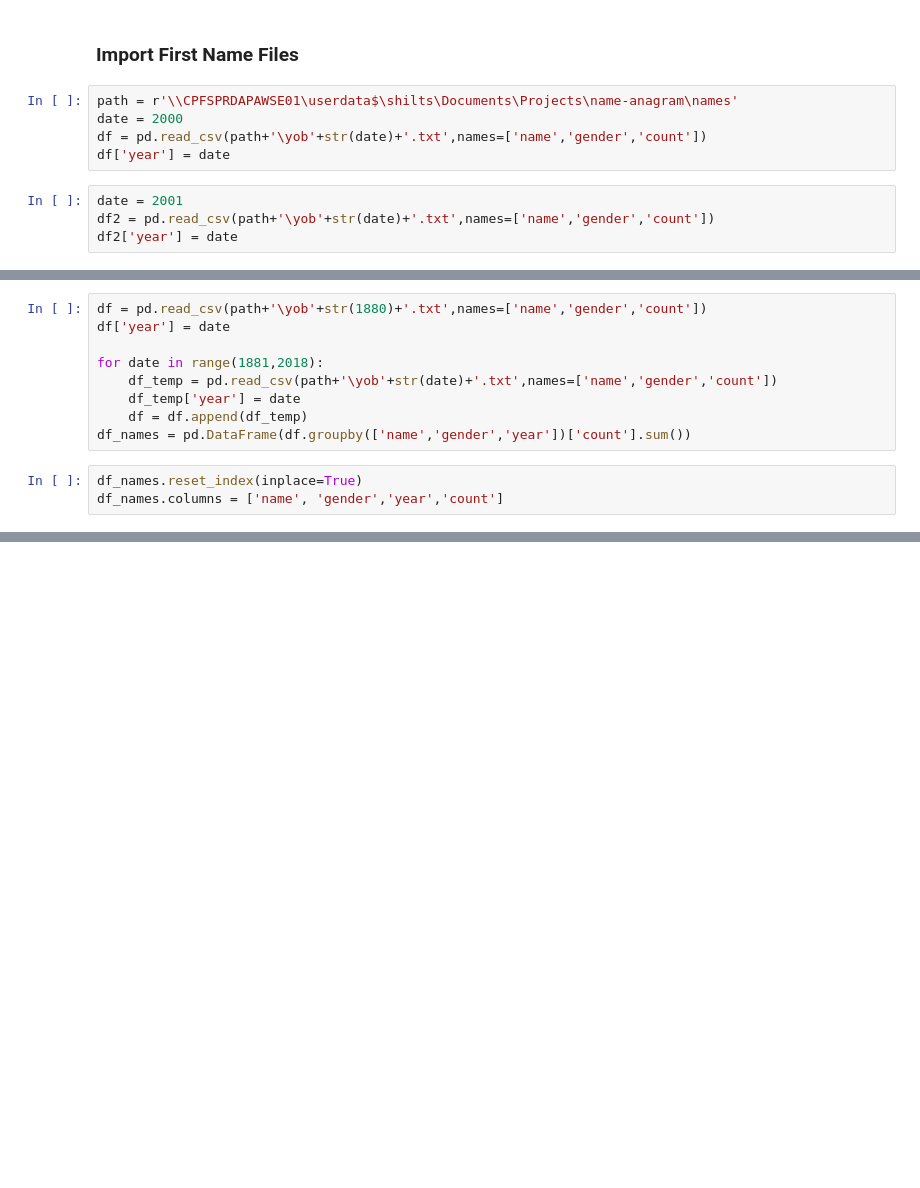
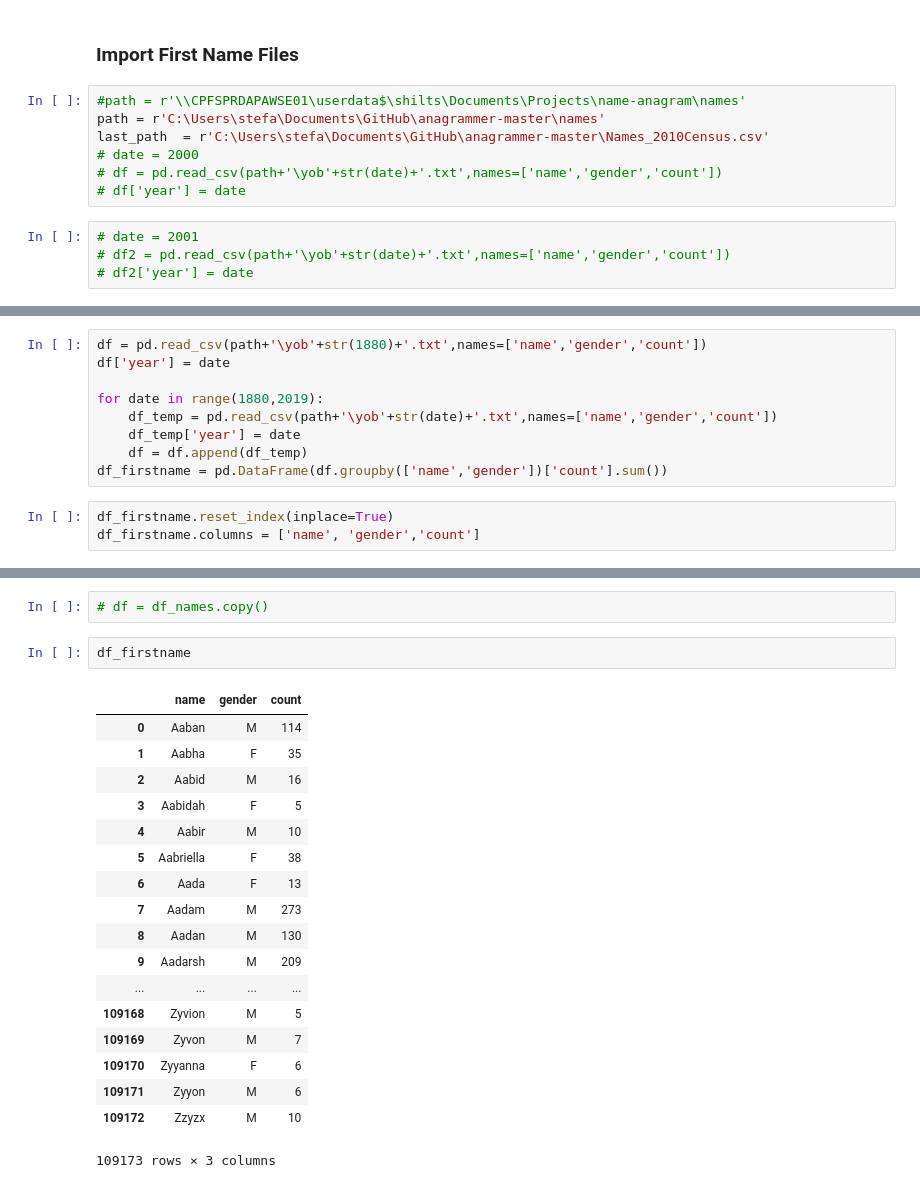
Before and after one commit to flint-hasset/anagrammer, a Jupyter notebook: Name Anagram.ipynb, the cells around one changed output, grey strips where cells are left out. Cells and saved outputs as stored; diff of their text form; blank space fills up the shorter version.

```diff
--- a/Name Anagram.ipynb
+++ b/Name Anagram.ipynb
@@ -7,11 +8,13 @@ import matplotlib.pyplot as plt
 # %% [markdown]
 ### Import First Name Files
 # %%
-path = r'\\CPFSPRDAPAWSE01\userdata$\shilts\Documents\Projects\name-anagram\names'
-date = 2000
-df = pd.read_csv(path+'\yob'+str(date)+'.txt',names=['name','gender','count'])
-df['year'] = date
+#path = r'\\CPFSPRDAPAWSE01\userdata$\shilts\Documents\Projects\name-anagram\names'
+path = r'C:\Users\stefa\Documents\GitHub\anagrammer-master\names'
+last_path  = r'C:\Users\stefa\Documents\GitHub\anagrammer-master\Names_2010Census.csv'
+# date = 2000
+# df = pd.read_csv(path+'\yob'+str(date)+'.txt',names=['name','gender','count'])
+# df['year'] = date
 # %%
-date = 2001
-df2 = pd.read_csv(path+'\yob'+str(date)+'.txt',names=['name','gender','count'])
-df2['year'] = date
+# date = 2001
+# df2 = pd.read_csv(path+'\yob'+str(date)+'.txt',names=['name','gender','count'])
+# df2['year'] = date
@@ -19,11 +31,11 @@ df2['year'] = date
 df = pd.read_csv(path+'\yob'+str(1880)+'.txt',names=['name','gender','count'])
 df['year'] = date
 
-for date in range(1881,2018):
+for date in range(1880,2019):
     df_temp = pd.read_csv(path+'\yob'+str(date)+'.txt',names=['name','gender','count'])
     df_temp['year'] = date
     df = df.append(df_temp)
-df_names = pd.DataFrame(df.groupby(['name','gender','year'])['count'].sum())
+df_firstname = pd.DataFrame(df.groupby(['name','gender'])['count'].sum())
 # %%
-df_names.reset_index(inplace=True)
-df_names.columns = ['name', 'gender','year','count']
+df_firstname.reset_index(inplace=True)
+df_firstname.columns = ['name', 'gender','count']
@@ -76,0 +108,23 @@ pd.DataFrame(df_names.groupby('name')['count'].sum()).sort_values(by='count',asc
+# %%
+# df = df_names.copy()
+# %%
+df_firstname
+# %% [output]
+|  | name | gender | count |
+| 0 | Aaban | M | 114 |
+| 1 | Aabha | F | 35 |
+| 2 | Aabid | M | 16 |
+| 3 | Aabidah | F | 5 |
+| 4 | Aabir | M | 10 |
+| 5 | Aabriella | F | 38 |
+| 6 | Aada | F | 13 |
+| 7 | Aadam | M | 273 |
+| 8 | Aadan | M | 130 |
+| 9 | Aadarsh | M | 209 |
+| ... | ... | ... | ... |
+| 109168 | Zyvion | M | 5 |
+| 109169 | Zyvon | M | 7 |
+| 109170 | Zyyanna | F | 6 |
+| 109171 | Zyyon | M | 6 |
+| 109172 | Zzyzx | M | 10 |
+109173 rows × 3 columns
```
Also changed, not shown: parts of 30 cells of this notebook.
